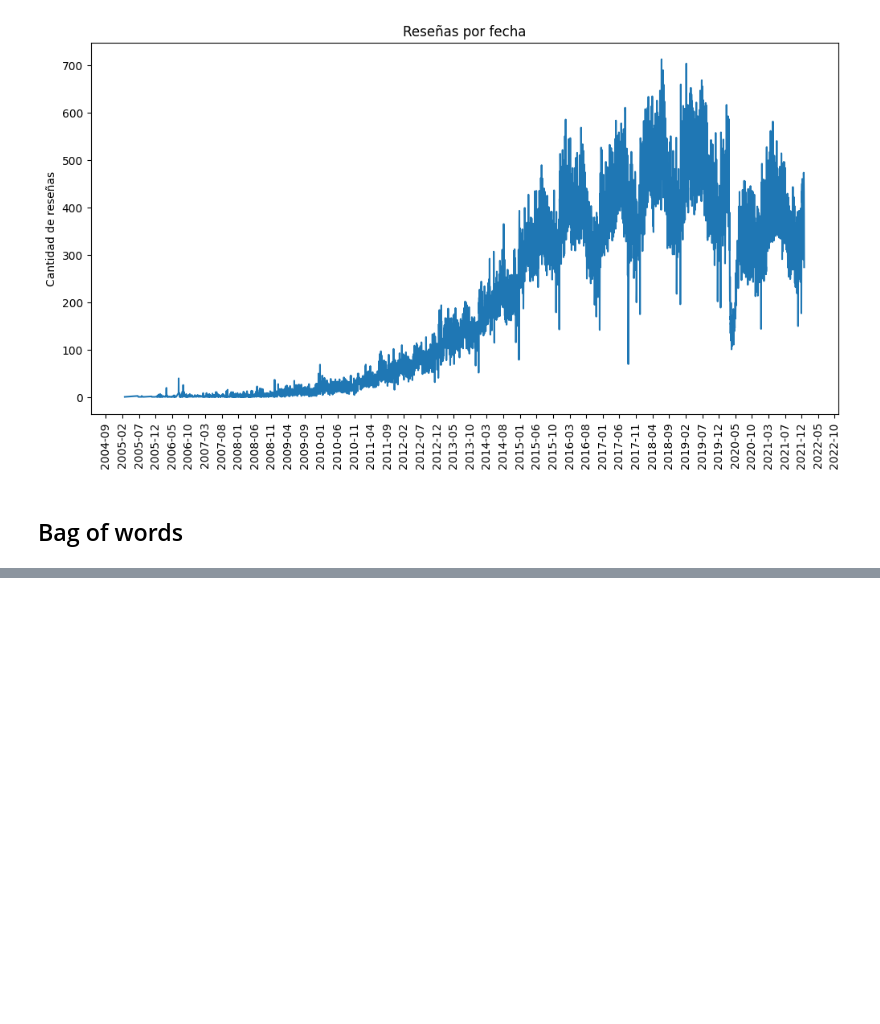
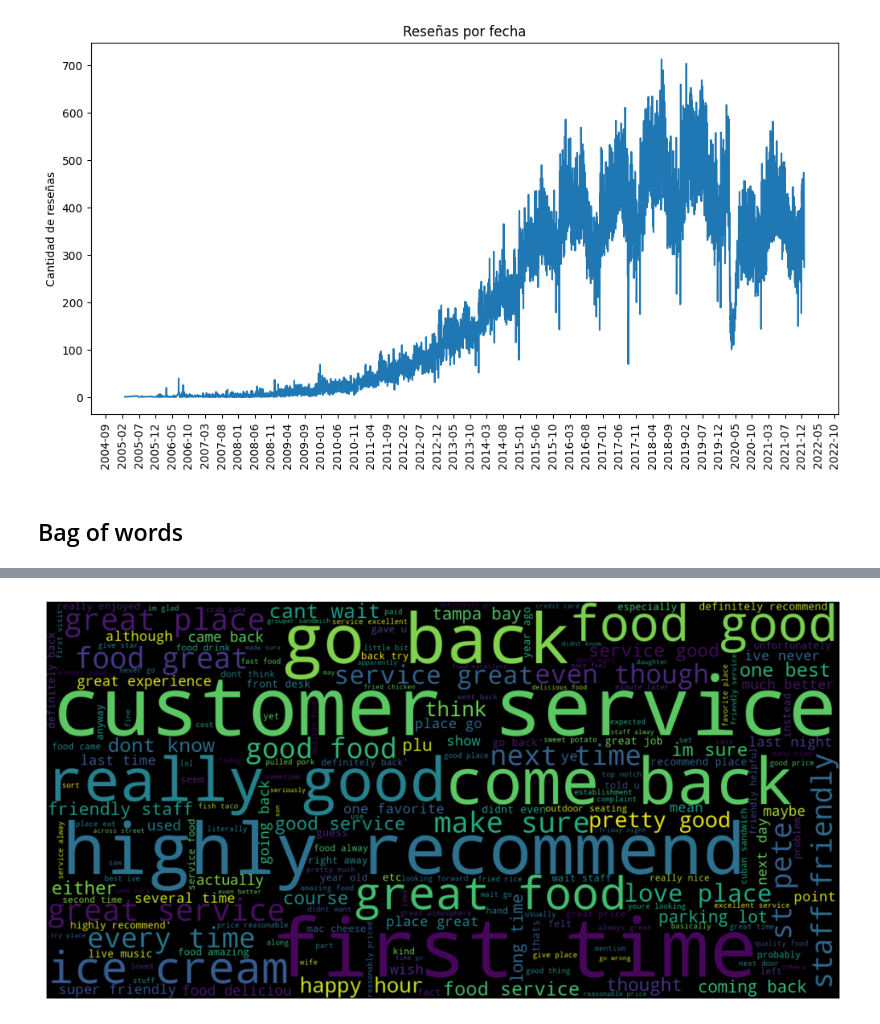
Before and after one commit to hamsomp3/trabajo-final, a Jupyter notebook: UNIDAD_2_ACTIVIDAD_2_GRUPO9.ipynb, the cells around one changed output, grey strips where cells are left out. Saved outputs shown, nothing was run; the diff lists cells and outputs as text; code cells hidden in the pictures; blank space fills up the shorter version.

```diff
--- a/UNIDAD_2_ACTIVIDAD_2_GRUPO9.ipynb
+++ b/UNIDAD_2_ACTIVIDAD_2_GRUPO9.ipynb
@@ -535,9 +490,3 @@ X = vectorizer.fit_transform(df['clean_text'])
-# %%
-from sklearn.cluster import KMeans
-
-num_clusters = 5
-
-kmeans = KMeans(n_clusters=num_clusters)
-kmeans.fit(X)
-
-df['cluster'] = kmeans.labels_
+# %%
+corpus = df['clean_text'].to_list()
+corpus1 = [' '.join(text) for text in corpus]
@@ -543,0 +529,18 @@ df['cluster'] = kmeans.labels_
+# %%
+# Importar las bibliotecas necesarias
+from wordcloud import WordCloud
+import matplotlib.pyplot as plt
+
+# Asegúrate de que corpus1 contiene el texto para la nube de palabras
+# Por ejemplo, corpus1 puede ser una lista de palabras o un string largo
+
+# Crear la nube de palabras
+wordcloud = WordCloud(width=1600, height=800, max_font_size=200).generate(str(corpus1))
+
+# Visualizar la nube de palabras
+plt.figure(figsize=(12, 10))
+plt.imshow(wordcloud, interpolation='bilinear')
+plt.axis('off')
+plt.show()
+# %% [output]
+[figure, added]
```
Also changed, not shown: parts of 13 cells of this notebook.
